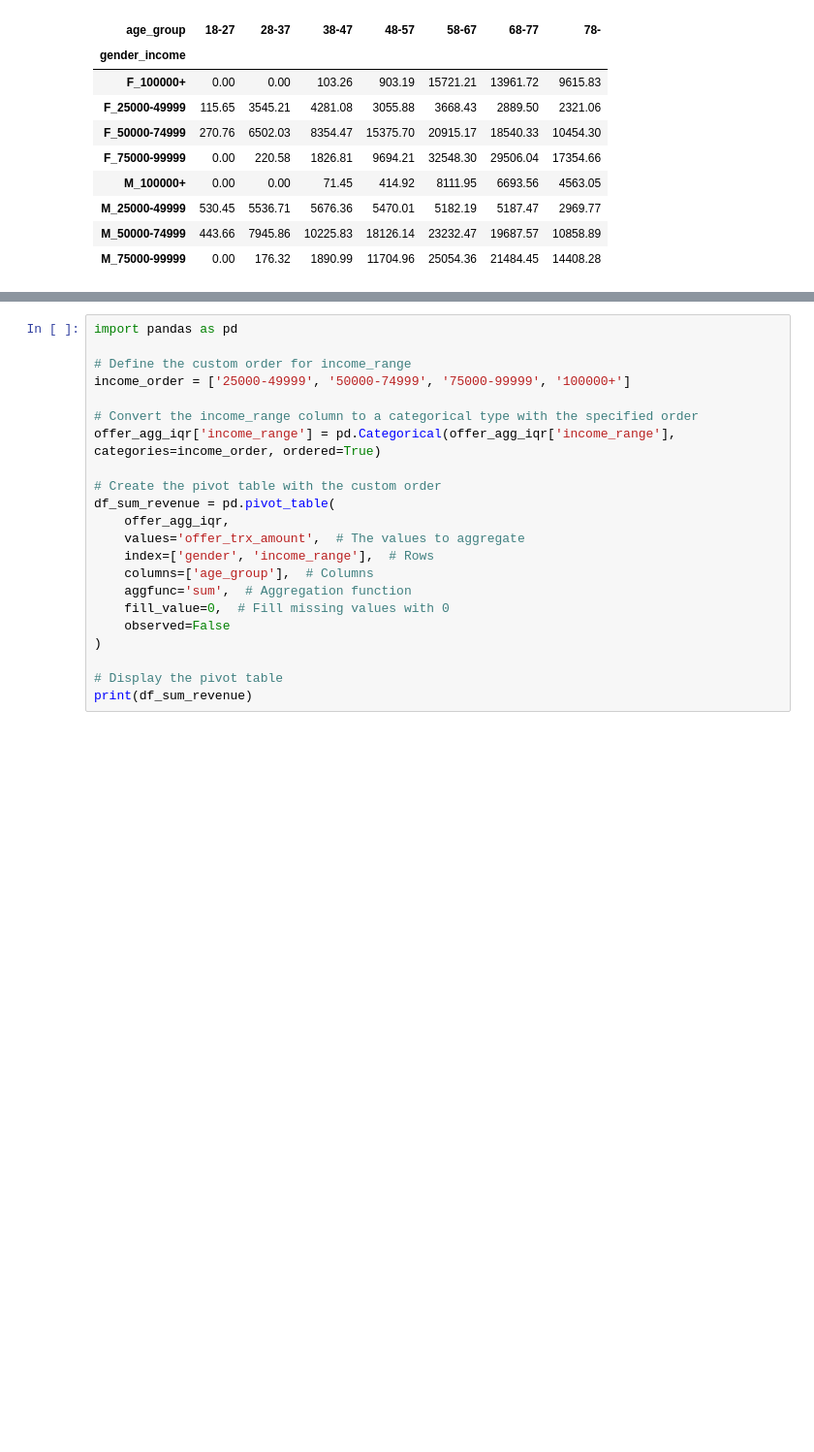
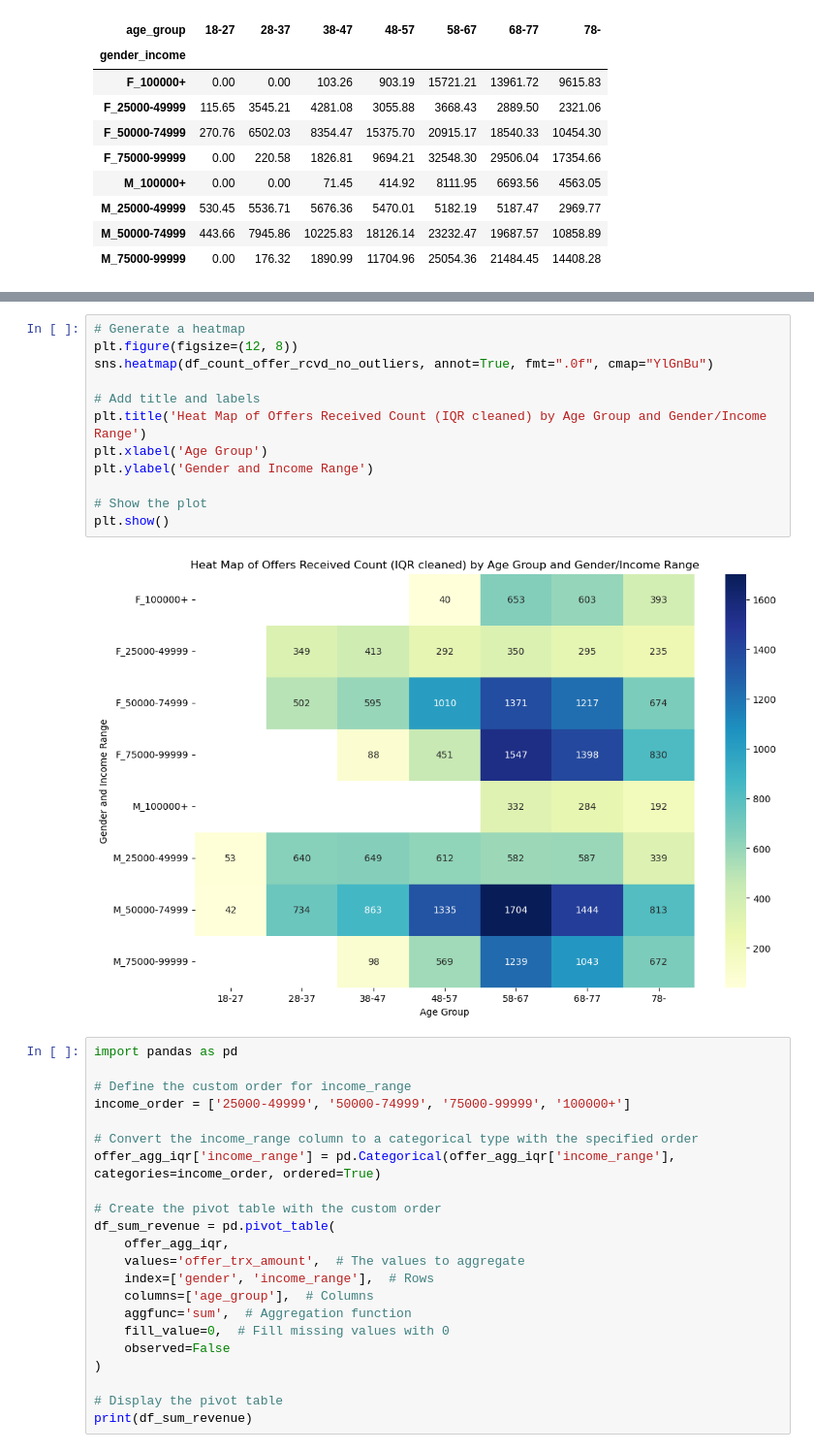
Before and after one commit to Oliver-Balb/Starbucks, a Jupyter notebook: Starbuck_Capstone_notebook-Analysis.ipynb, the cells around one changed output, grey strips where cells are left out. Shown at 97% size. Cells and saved outputs as stored; diff of their text form; blank space fills up the shorter version.

```diff
--- a/Starbuck_Capstone_notebook-Analysis.ipynb
+++ b/Starbuck_Capstone_notebook-Analysis.ipynb
@@ -540,3 +547,17 @@ plt.show()
+# %%
+# Generate a heatmap
+plt.figure(figsize=(12, 8))
+sns.heatmap(df_count_offer_rcvd_no_outliers, annot=True, fmt=".0f", cmap="YlGnBu")
+
+# Add title and labels
+plt.title('Heat Map of Offers Received Count (IQR cleaned) by Age Group and Gender/Income Range')
+plt.xlabel('Age Group')
+plt.ylabel('Gender and Income Range')
+
+# Show the plot
+plt.show()
+# %% [output]
+[figure, added]
 # %%
 import pandas as pd
 
```
Also changed, not shown: parts of 18 cells of this notebook, 6 other files.
